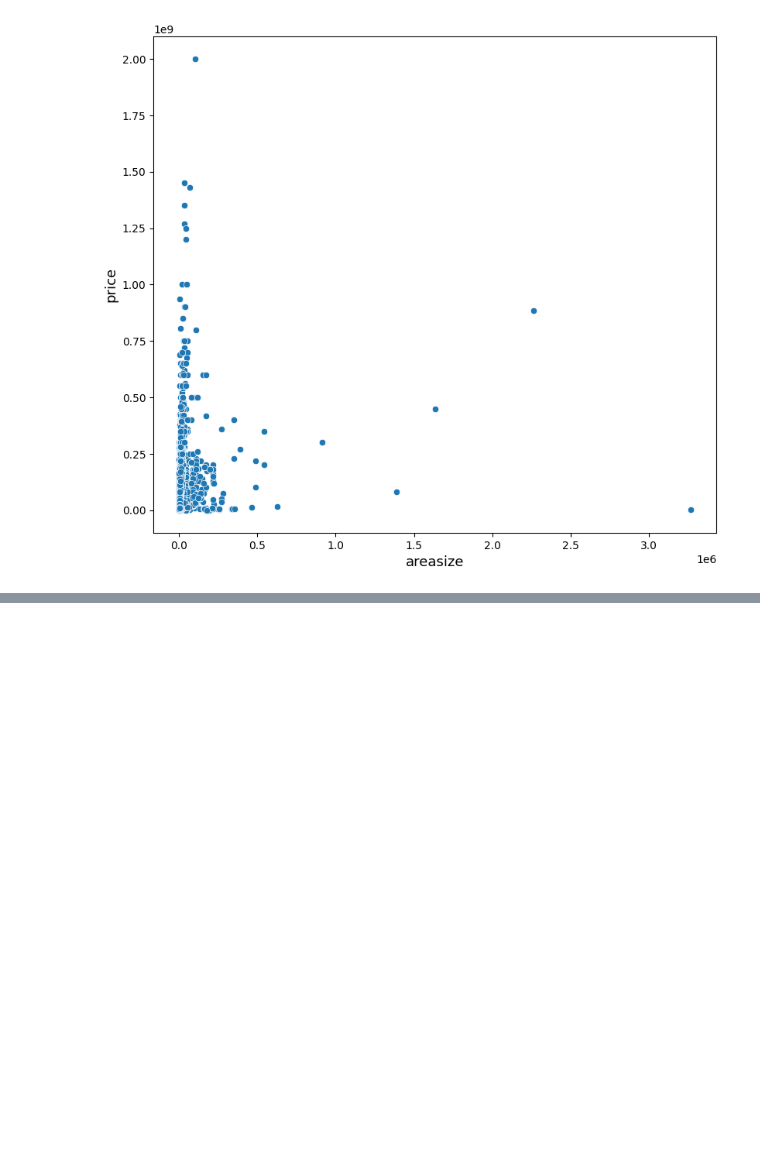
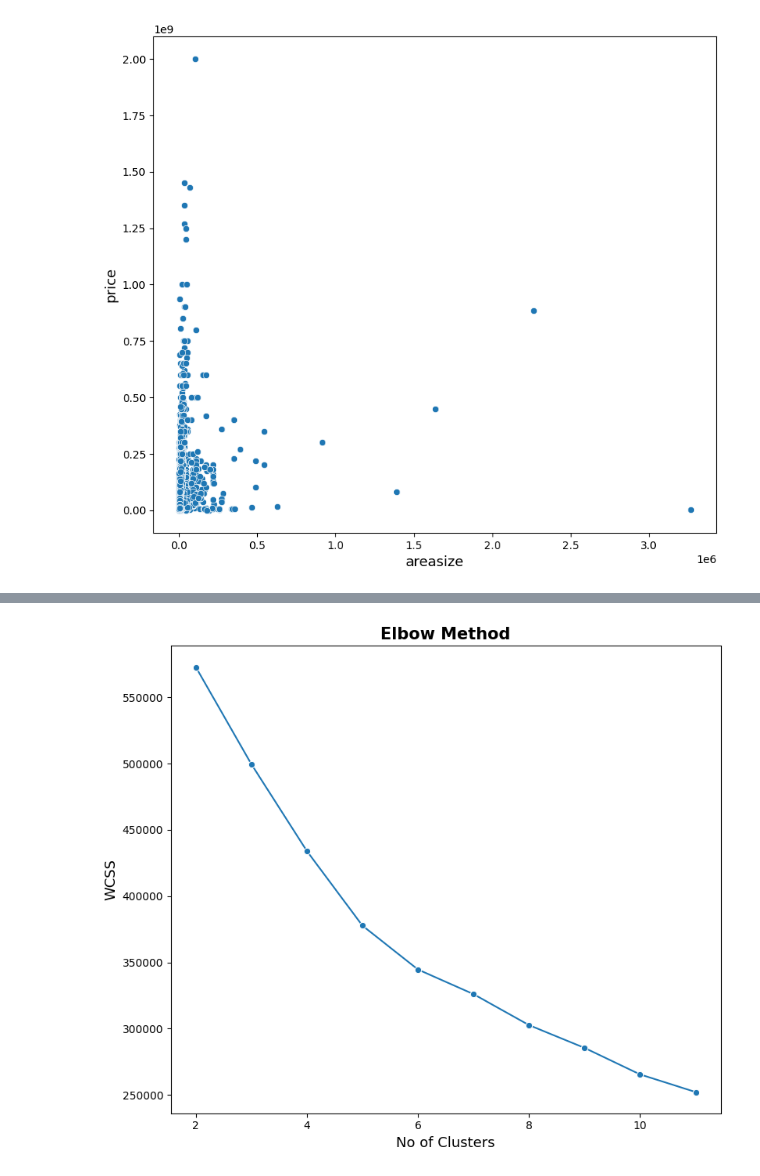
Before and after one commit to SinghJagpreet096/HousePrice-Prediction, a Jupyter notebook: model.ipynb, the cells around one changed output, grey strips where cells are left out. Saved outputs shown, nothing was run; the diff lists cells and outputs as text; code cells hidden in the pictures; blank space fills up the shorter version.

```diff
--- a/model.ipynb
+++ b/model.ipynb
@@ -467,0 +558,15 @@ no of columns: 10
+# %%
+def no_of_clusters(data,min_cluster=2,max_cluster=8):
+    wcss = []
+    for i in range(min_cluster,max_cluster):
+        km = KMeans(n_clusters=i,random_state=0,init = 'k-means++',verbose=0).fit(data)
+
+        wcss.append(km.inertia_)
+    ## ploting
+
+    set_labels(title='Elbow Method',xlabel='No of Clusters',ylabel='WCSS')
+    sns.lineplot(x=np.arange(min_cluster,max_cluster),y=wcss,marker='o')
+
+no_of_clusters(data=X_transform,max_cluster=12)
+# %% [output]
+[figure, added]
```
Also changed, not shown: parts of 34 cells of this notebook.
